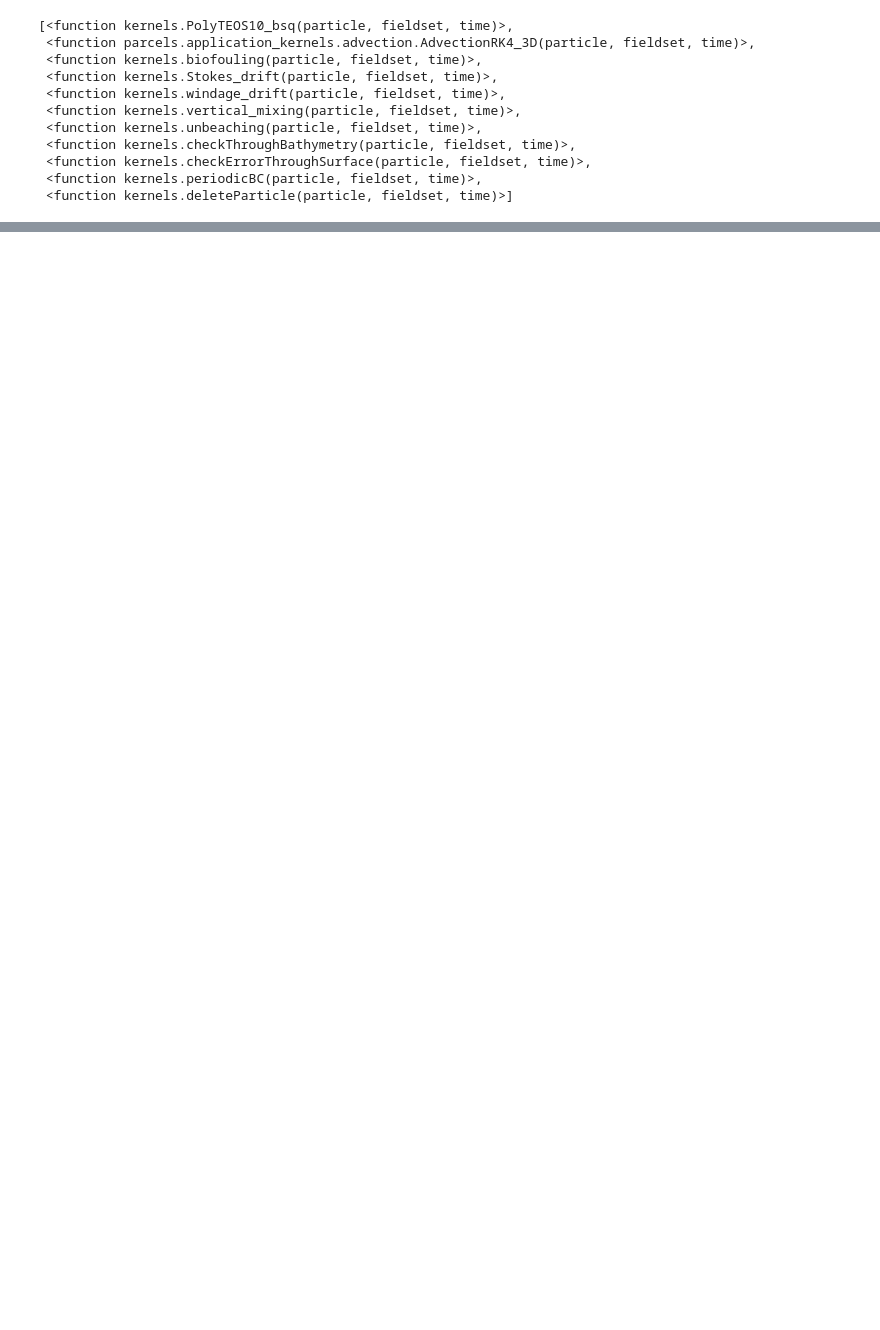
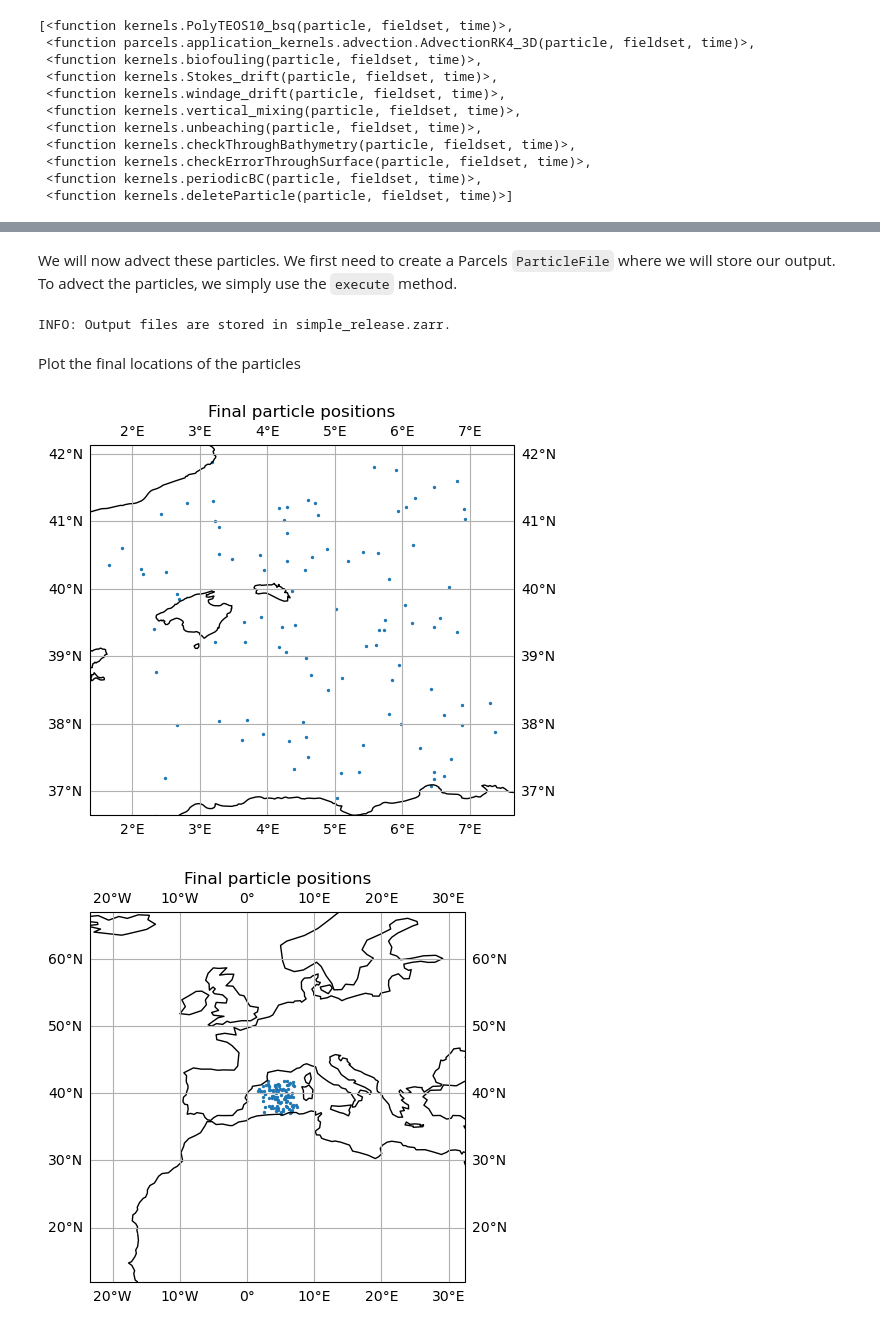
Before and after one commit to OceanParcels/plasticparcels, a Jupyter notebook: src/trajectory/PlasticParcels_DRAKKAR_demo.ipynb, the cells around one changed output, grey strips where cells are left out. Drawn from its saved outputs; the diff is of its cells as text; code cells hidden in the pictures; blank space fills up the shorter version.

```diff
--- a/src/trajectory/PlasticParcels_DRAKKAR_demo.ipynb
+++ b/src/trajectory/PlasticParcels_DRAKKAR_demo.ipynb
@@ -500,0 +355,38 @@ fieldset.Stokes_U[0, particle.depth, particle.lat, particle.lon], fieldset.Stoke
+# %% [markdown]
+We will now advect these particles. We first need to create a Parcels `ParticleFile` where we will store our output. To advect the particles, we simply use the `execute` method.
+# %%
+## Define the runtime, the timestepping, and the output frequency of the simulation
+runtime = particle_settings['runtime']
+dt_timestep = particle_settings['dt_timestep']
+dt_write = particle_settings['dt_write']
+
+## Create the particle file where output will be stored
+pfile = ParticleFile('simple_release.zarr', pset, outputdt=dt_write)
+
+## Execute the simulation
+pset.execute(kernels, runtime=runtime, dt=dt_timestep, output_file=pfile)
+# %% [output]
+INFO: Output files are stored in simple_release.zarr.
+# %% [markdown]
+Plot the final locations of the particles
+# %%
+fig = plt.figure()
+ax = plt.axes(projection=ccrs.PlateCarree())
+ax.scatter(pset.lon, pset.lat, s=2, transform=ccrs.PlateCarree())
+ax.coastlines()
+ax.gridlines(draw_labels=True)
+plt.title("Final particle positions")
+plt.show()
+
+fig = plt.figure()
+ax = plt.axes(projection=ccrs.PlateCarree())
+ax.scatter(pset.lon, pset.lat, s=2, transform=ccrs.PlateCarree())
+ax.coastlines()
+ax.gridlines(draw_labels=True)
+ax.set_xlim([np.min(pset.lon)-25, np.max(pset.lon)+25])
+ax.set_ylim([np.min(pset.lat)-25, np.max(pset.lat)+25])
+plt.title("Final particle positions")
+plt.show()
+# %% [output]
+[figure, added]
+[figure, added]
```
Also changed, not shown: parts of 75 cells of this notebook, 1 other file.
